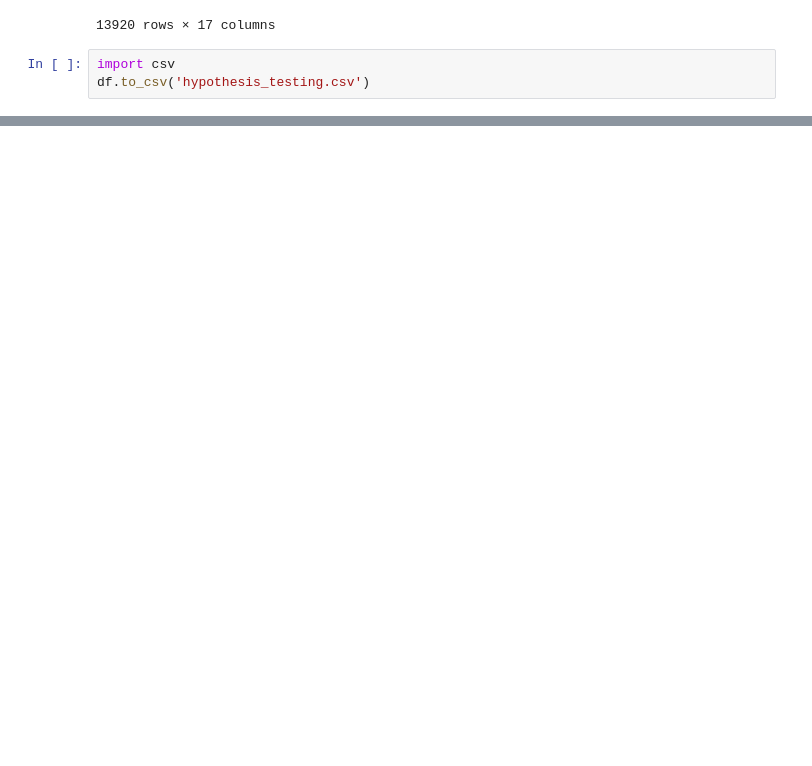
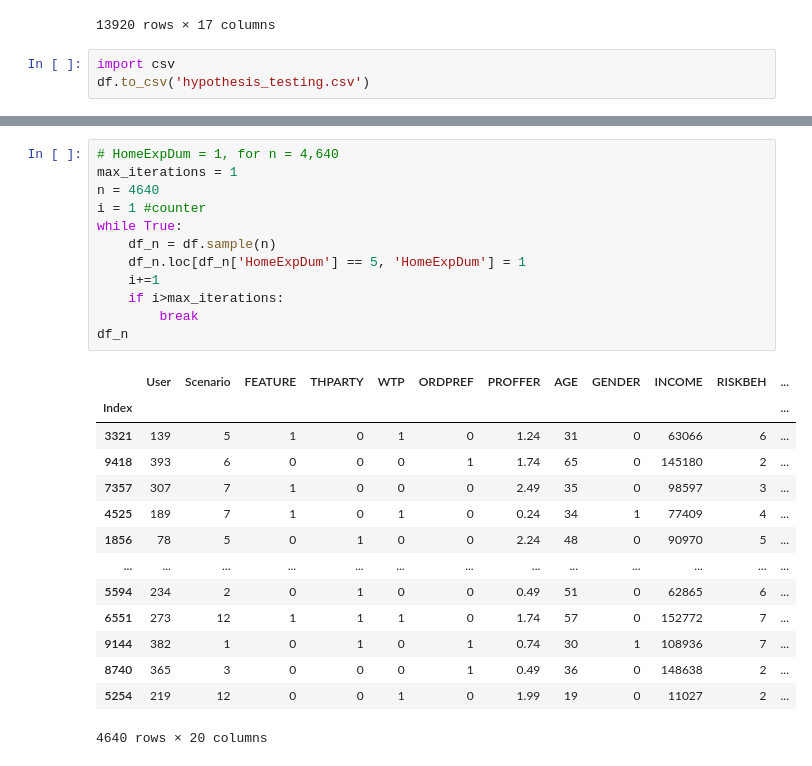
Before and after one commit to FairyGandhi/Replication, a Jupyter notebook: Table 5 data code.ipynb, the cells around one changed output, grey strips where cells are left out. Saved outputs shown, nothing was run; the diff lists cells and outputs as text; blank space fills up the shorter version.

```diff
--- a/Table 5 data code.ipynb
+++ b/Table 5 data code.ipynb
@@ -455,0 +530,27 @@ df.to_csv('hypothesis_testing.csv')
+# %%
+# HomeExpDum = 1, for n = 4,640
+max_iterations = 1
+n = 4640
+i = 1 #counter
+while True:
+    df_n = df.sample(n)
+    df_n.loc[df_n['HomeExpDum'] == 5, 'HomeExpDum'] = 1
+    i+=1
+    if i>max_iterations:
+        break
+df_n
+# %% [output]
+|  | User | Scenario | FEATURE | THPARTY | WTP | ORDPREF | PROFFER | AGE | GENDER | INCOME | RISKBEH | ... |
+| Index |  |  |  |  |  |  |  |  |  |  |  | ... |
+| 3321 | 139 | 5 | 1 | 0 | 1 | 0 | 1.24 | 31 | 0 | 63066 | 6 | ... |
+| 9418 | 393 | 6 | 0 | 0 | 0 | 1 | 1.74 | 65 | 0 | 145180 | 2 | ... |
+| 7357 | 307 | 7 | 1 | 0 | 0 | 0 | 2.49 | 35 | 0 | 98597 | 3 | ... |
+| 4525 | 189 | 7 | 1 | 0 | 1 | 0 | 0.24 | 34 | 1 | 77409 | 4 | ... |
+| 1856 | 78 | 5 | 0 | 1 | 0 | 0 | 2.24 | 48 | 0 | 90970 | 5 | ... |
+| ... | ... | ... | ... | ... | ... | ... | ... | ... | ... | ... | ... | ... |
+| 5594 | 234 | 2 | 0 | 1 | 0 | 0 | 0.49 | 51 | 0 | 62865 | 6 | ... |
+| 6551 | 273 | 12 | 1 | 1 | 1 | 0 | 1.74 | 57 | 0 | 152772 | 7 | ... |
+| 9144 | 382 | 1 | 0 | 1 | 0 | 1 | 0.74 | 30 | 1 | 108936 | 7 | ... |
+| 8740 | 365 | 3 | 0 | 0 | 0 | 1 | 0.49 | 36 | 0 | 148638 | 2 | ... |
+| 5254 | 219 | 12 | 0 | 0 | 1 | 0 | 1.99 | 19 | 0 | 11027 | 2 | ... |
+4640 rows × 20 columns
```
Also changed, not shown: parts of 32 cells of this notebook, 1 other file.
